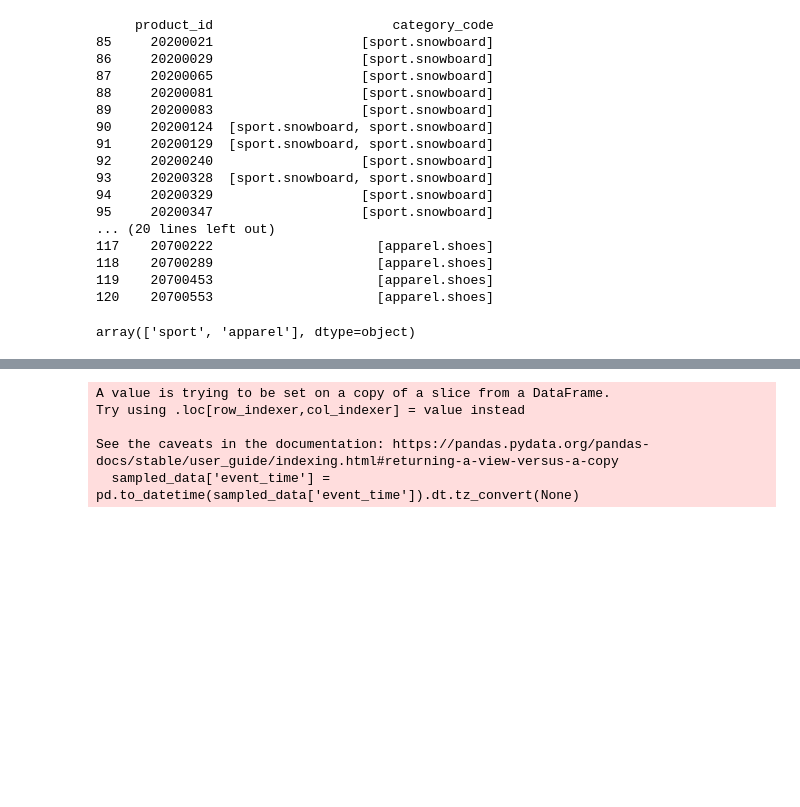
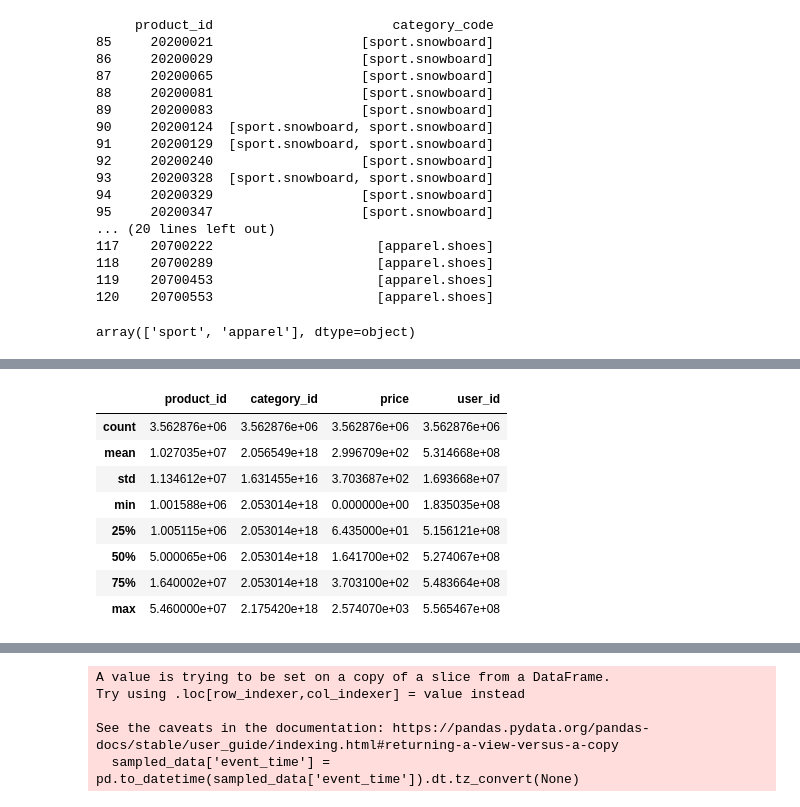
Before and after one commit to joyuno/User-Segmentation-and-Membership-System-Using-RFM-Analysis, a Jupyter notebook: ecommerce_eda_ipynb의_사본.ipynb, the cells around one changed output, grey strips where cells are left out. Saved outputs shown, nothing was run; the diff lists cells and outputs as text; code cells hidden in the pictures; blank space fills up the shorter version.

```diff
--- a/ecommerce_eda_ipynb의_사본.ipynb
+++ b/ecommerce_eda_ipynb의_사본.ipynb
@@ -66,0 +109,4 @@ print(sampled_data['user_session'].nunique())
+# %%
+
+pd.set_option('display.max_rows', None)
+category
@@ -153,3 +292,15 @@ array(['sport', 'apparel'], dtype=object)
+# %%
+sampled_data.describe()
+# %% [output]
+|  | product_id | category_id | price | user_id |
+| count | 3.562876e+06 | 3.562876e+06 | 3.562876e+06 | 3.562876e+06 |
+| mean | 1.027035e+07 | 2.056549e+18 | 2.996709e+02 | 5.314668e+08 |
+| std | 1.134612e+07 | 1.631455e+16 | 3.703687e+02 | 1.693668e+07 |
+| min | 1.001588e+06 | 2.053014e+18 | 0.000000e+00 | 1.835035e+08 |
+| 25% | 1.005115e+06 | 2.053014e+18 | 6.435000e+01 | 5.156121e+08 |
+| 50% | 5.000065e+06 | 2.053014e+18 | 1.641700e+02 | 5.274067e+08 |
+| 75% | 1.640002e+07 | 2.053014e+18 | 3.703100e+02 | 5.483664e+08 |
+| max | 5.460000e+07 | 2.175420e+18 | 2.574070e+03 | 5.565467e+08 |
 # %%
 print(sampled_data.head())
 print(sampled_data.shape)
```
Also changed, not shown: parts of 18 cells of this notebook.
